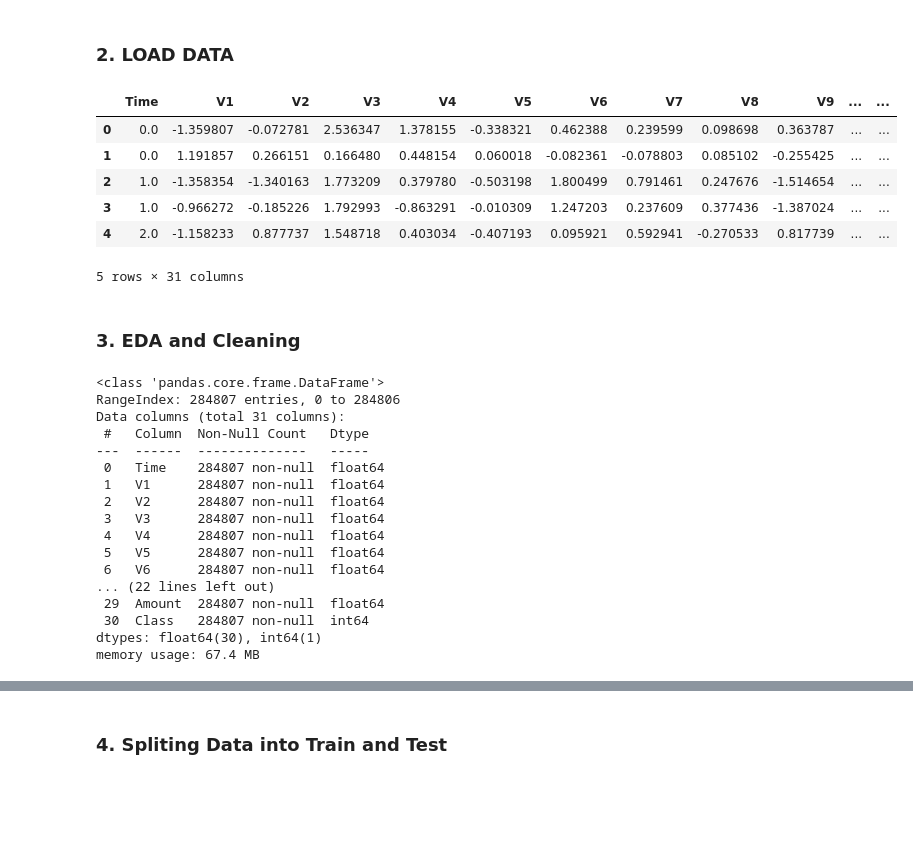
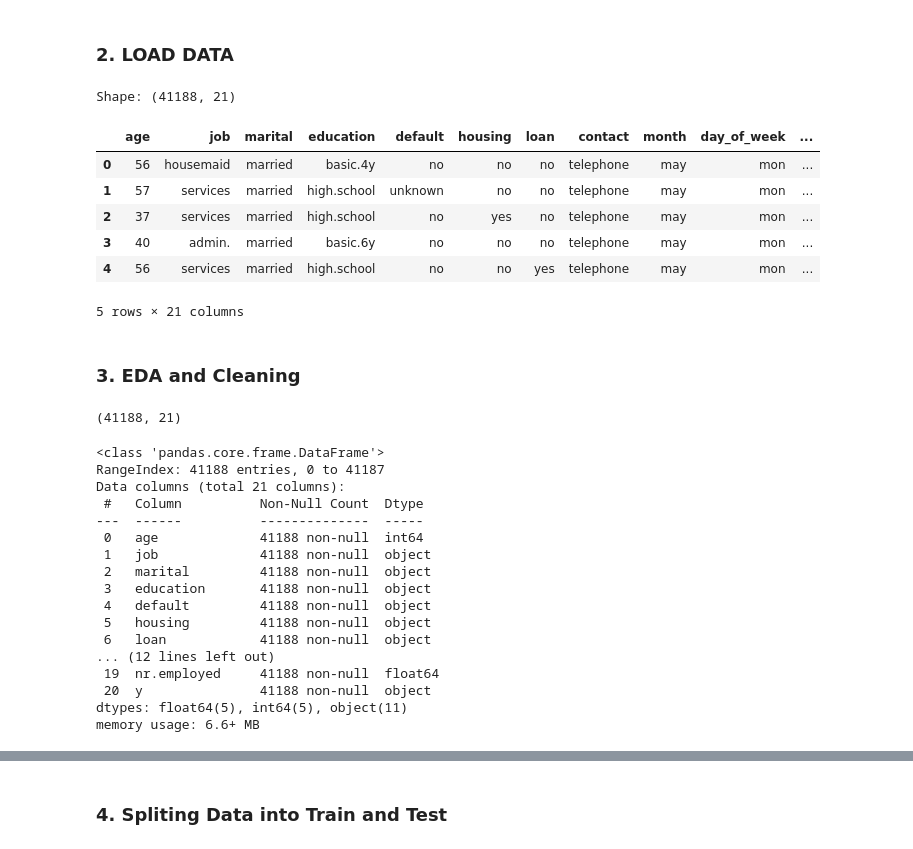
Before and after one commit to TheHazemMahdy/fraud-detection-app, a Jupyter notebook: DC_Final_project.ipynb, the cells around one changed output, grey strips where cells are left out. Cells and saved outputs as stored; diff of their text form; code cells hidden in the pictures; blank space fills up the shorter version.

```diff
--- a/DC_Final_project.ipynb
+++ b/DC_Final_project.ipynb
@@ -15,41 +17,46 @@ from sklearn.metrics import classification_report, roc_auc_score
 # %% [markdown]
 ### 2. LOAD DATA
 # %%
-url= "https://cf-courses-data.s3.us.cloud-object-storage.appdomain.cloud/IBMDeveloperSkillsNetwork-ML0101EN-SkillsNetwork/labs/Module%203/data/creditcard.csv"
+# Load dataset
+data = pd.read_csv('bank-additional-full.csv', sep=';')
 
-# read the input data
-data=pd.read_csv(url)
+print("Shape:", data.shape)
 data.head()
 # %% [output]
+Shape: (41188, 21)
-|  | Time | V1 | V2 | V3 | V4 | V5 | V6 | V7 | V8 | V9 | ... | ... |
-| 0 | 0.0 | -1.359807 | -0.072781 | 2.536347 | 1.378155 | -0.338321 | 0.462388 | 0.239599 | 0.098698 | 0.363787 | ... | ... |
-| 1 | 0.0 | 1.191857 | 0.266151 | 0.166480 | 0.448154 | 0.060018 | -0.082361 | -0.078803 | 0.085102 | -0.255425 | ... | ... |
-| 2 | 1.0 | -1.358354 | -1.340163 | 1.773209 | 0.379780 | -0.503198 | 1.800499 | 0.791461 | 0.247676 | -1.514654 | ... | ... |
-| 3 | 1.0 | -0.966272 | -0.185226 | 1.792993 | -0.863291 | -0.010309 | 1.247203 | 0.237609 | 0.377436 | -1.387024 | ... | ... |
-| 4 | 2.0 | -1.158233 | 0.877737 | 1.548718 | 0.403034 | -0.407193 | 0.095921 | 0.592941 | -0.270533 | 0.817739 | ... | ... |
+|  | age | job | marital | education | default | housing | loan | contact | month | day_of_week | ... |
+| 0 | 56 | housemaid | married | basic.4y | no | no | no | telephone | may | mon | ... |
+| 1 | 57 | services | married | high.school | unknown | no | no | telephone | may | mon | ... |
+| 2 | 37 | services | married | high.school | no | yes | no | telephone | may | mon | ... |
+| 3 | 40 | admin. | married | basic.6y | no | no | no | telephone | may | mon | ... |
+| 4 | 56 | services | married | high.school | no | no | yes | telephone | may | mon | ... |
-5 rows × 31 columns
+5 rows × 21 columns
 # %% [markdown]
 ### 3. EDA and Cleaning
+# %%
+data.shape
+# %% [output]
+(41188, 21)
 # %%
 data.info()
 # %% [output]
 <class 'pandas.core.frame.DataFrame'>
-RangeIndex: 284807 entries, 0 to 284806
-Data columns (total 31 columns):
- #   Column  Non-Null Count   Dtype
----  ------  --------------   -----
- 0   Time    284807 non-null  float64
- 1   V1      284807 non-null  float64
- 2   V2      284807 non-null  float64
- 3   V3      284807 non-null  float64
- 4   V4      284807 non-null  float64
- 5   V5      284807 non-null  float64
- 6   V6      284807 non-null  float64
-... (22 lines left out)
- 29  Amount  284807 non-null  float64
- 30  Class   284807 non-null  int64
-dtypes: float64(30), int64(1)
-memory usage: 67.4 MB
+RangeIndex: 41188 entries, 0 to 41187
+Data columns (total 21 columns):
+ #   Column          Non-Null Count  Dtype
+---  ------          --------------  -----
+ 0   age             41188 non-null  int64
+ 1   job             41188 non-null  object
+ 2   marital         41188 non-null  object
+ 3   education       41188 non-null  object
+ 4   default         41188 non-null  object
+ 5   housing         41188 non-null  object
+ 6   loan            41188 non-null  object
+... (12 lines left out)
+ 19  nr.employed     41188 non-null  float64
+ 20  y               41188 non-null  object
+dtypes: float64(5), int64(5), object(11)
+memory usage: 6.6+ MB
 # %%
 data.describe()
 # %% [output]
```
Also changed, not shown: parts of 24 cells of this notebook, 3 other files.
